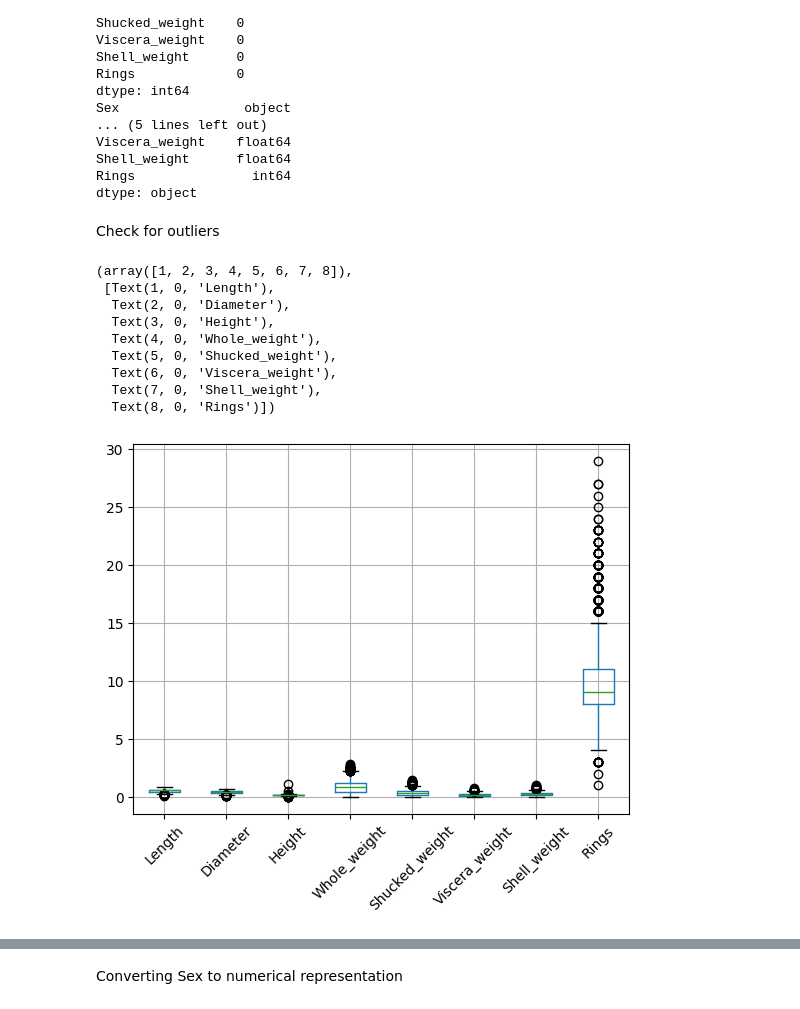
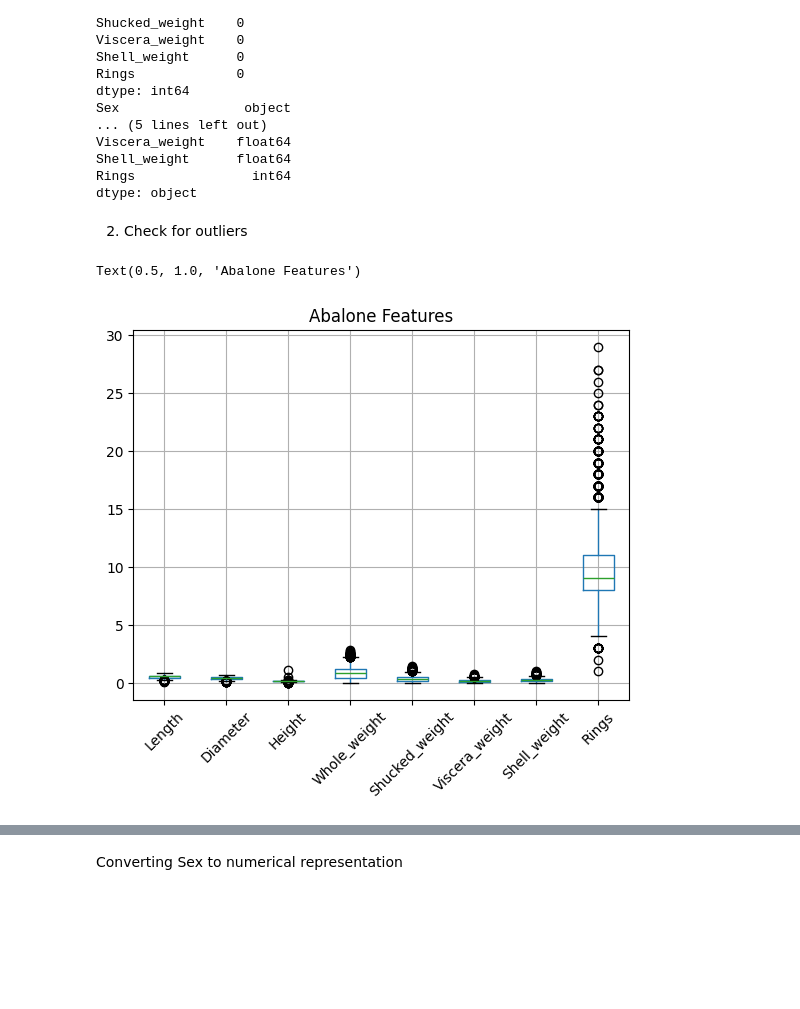
Before and after one commit to chikeorah/ML, a Jupyter notebook: abalone-ML.ipynb, the cells around one changed output, grey strips where cells are left out. Drawn from its saved outputs; the diff is of its cells as text; code cells hidden in the pictures; blank space fills up the shorter version.

```diff
--- a/abalone-ML.ipynb
+++ b/abalone-ML.ipynb
@@ -16,7 +15,7 @@ from sklearn.metrics import mean_squared_error, r2_score, mean_absolute_error
 %matplotlib inline
 
 #load dataset
-abalone_data = pd.read_csv('abalone/abalone.csv')
+abalone_data = pd.read_csv('abalone.csv')
 
 abalone_data.head()
 # %% [output]
@@ -57,20 +56,14 @@ Shell_weight      float64
 Rings               int64
 dtype: object
 # %% [markdown]
-Check for outliers
+2. Check for outliers
 # %%
 #plot boxplots for each feature in X
 abalone_data.boxplot()
 #text on the x axis should be in a 45 degree angle
 plt.xticks(rotation=45)
+#add a title
+plt.title('Abalone Features')
 # %% [output]
-(array([1, 2, 3, 4, 5, 6, 7, 8]),
- [Text(1, 0, 'Length'),
-  Text(2, 0, 'Diameter'),
-  Text(3, 0, 'Height'),
-  Text(4, 0, 'Whole_weight'),
-  Text(5, 0, 'Shucked_weight'),
-  Text(6, 0, 'Viscera_weight'),
-  Text(7, 0, 'Shell_weight'),
-  Text(8, 0, 'Rings')])
+Text(0.5, 1.0, 'Abalone Features')
-[figure, old version]
+[figure, new version]
```
Also changed, not shown: parts of 10 cells of this notebook, 1 other file.
